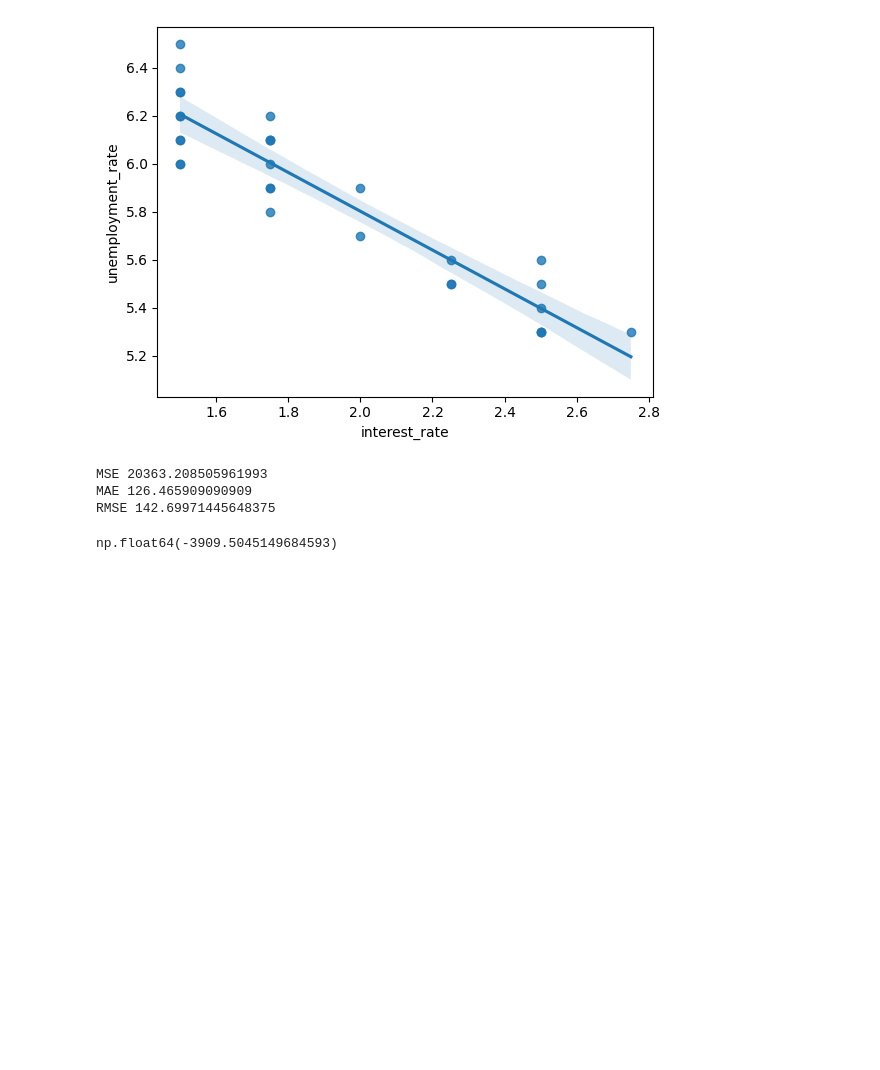
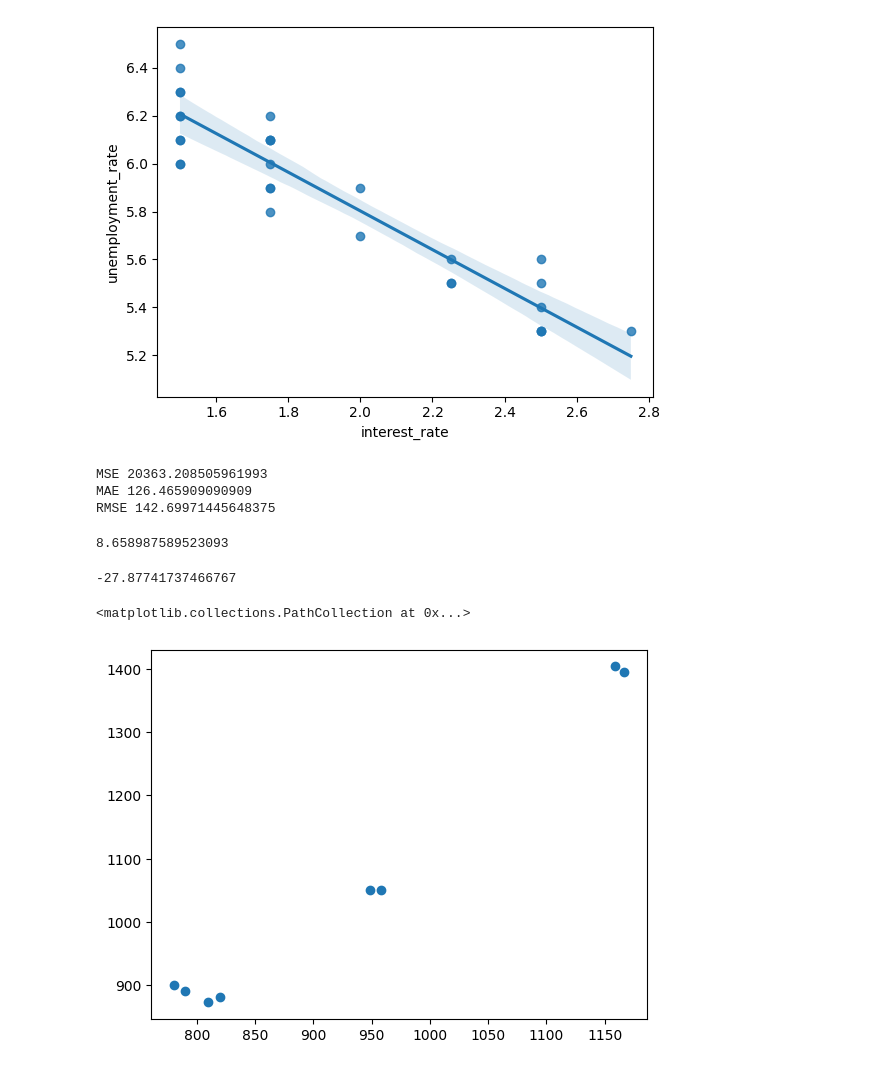
Before and after one commit to hackathon740/Machine_Learning, a Jupyter notebook: Multiple Linear Regression 03/practicle_multiple_linear_regression.ipynb, the cells around one changed output. Cells and saved outputs as stored; diff of their text form; code cells hidden in the pictures; blank space fills up the shorter version.

```diff
--- a/Multiple Linear Regression 03/practicle_multiple_linear_regression.ipynb
+++ b/Multiple Linear Regression 03/practicle_multiple_linear_regression.ipynb
@@ -122,8 +122,23 @@ print("RMSE",rmse)
 MSE 20363.208505961993
 MAE 126.465909090909
 RMSE 142.69971445648375
-# %%
-import numpy as np
-np.mean(Validation_score)
-# %% [output]
-np.float64(-3909.5045149684593)
+# %%
+from sklearn.metrics import r2_score
+score = r2_score(y_test,y_pred)
+print(score*100)
+# %% [output]
+8.658987589523093
+# %%
+n = X_test.shape[0]   # number of rows
+p = X_test.shape[1]   # number of features
+adjusted_r2 = 1 - ((1 - score) * (n - 1)) / (n - p - 1)
+
+print(adjusted_r2*100)
+# %% [output]
+-27.87741737466767
+# %%
+import matplotlib.pyplot as plt
+plt.scatter(y_test,y_pred)
+# %% [output]
+<matplotlib.collections.PathCollection at 0x...>
+[figure, added]
```
Also changed, not shown: parts of 3 cells of this notebook.
